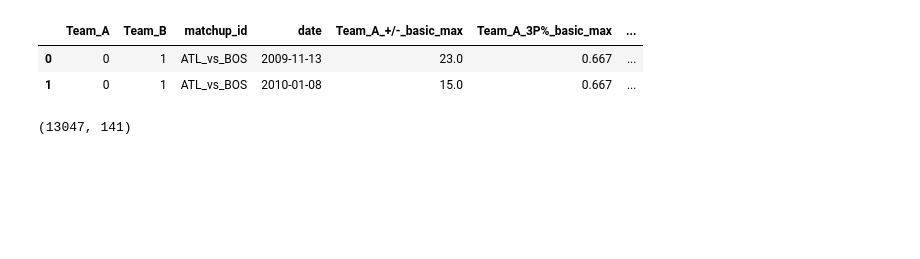
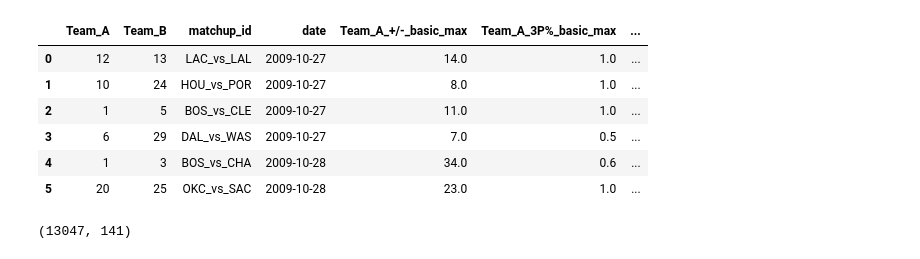
Before and after one commit to sarmad-21/nba_predictive_model, a Jupyter notebook: LR.ipynb, the cells around one changed output. Drawn from its saved outputs; the diff is of its cells as text; code cells hidden in the pictures; blank space fills up the shorter version.

```diff
--- a/LR.ipynb
+++ b/LR.ipynb
@@ -4,11 +6,16 @@ import numpy as np
 # %%
 df = pd.read_csv('nba_game_df.csv')
+df = df.sort_values(by=['date']).reset_index(drop=True)
 pd.set_option('display.max_columns', None)
-df.head(2)
+df.head(6)
 # %% [output]
 |  | Team_A | Team_B | matchup_id | date | Team_A_+/-_basic_max | Team_A_3P%_basic_max | ... |
-| 0 | 0 | 1 | ATL_vs_BOS | 2009-11-13 | 23.0 | 0.667 | ... |
-| 1 | 0 | 1 | ATL_vs_BOS | 2010-01-08 | 15.0 | 0.667 | ... |
+| 0 | 12 | 13 | LAC_vs_LAL | 2009-10-27 | 14.0 | 1.0 | ... |
+| 1 | 10 | 24 | HOU_vs_POR | 2009-10-27 | 8.0 | 1.0 | ... |
+| 2 | 1 | 5 | BOS_vs_CLE | 2009-10-27 | 11.0 | 1.0 | ... |
+| 3 | 6 | 29 | DAL_vs_WAS | 2009-10-27 | 7.0 | 0.5 | ... |
+| 4 | 1 | 3 | BOS_vs_CHA | 2009-10-28 | 34.0 | 0.6 | ... |
+| 5 | 20 | 25 | OKC_vs_SAC | 2009-10-28 | 23.0 | 1.0 | ... |
 # %%
 def sigmoid(z):
     return 1 / (1 + np.exp(-z))
```
Also changed, not shown: parts of 8 cells of this notebook, 2 other files.
